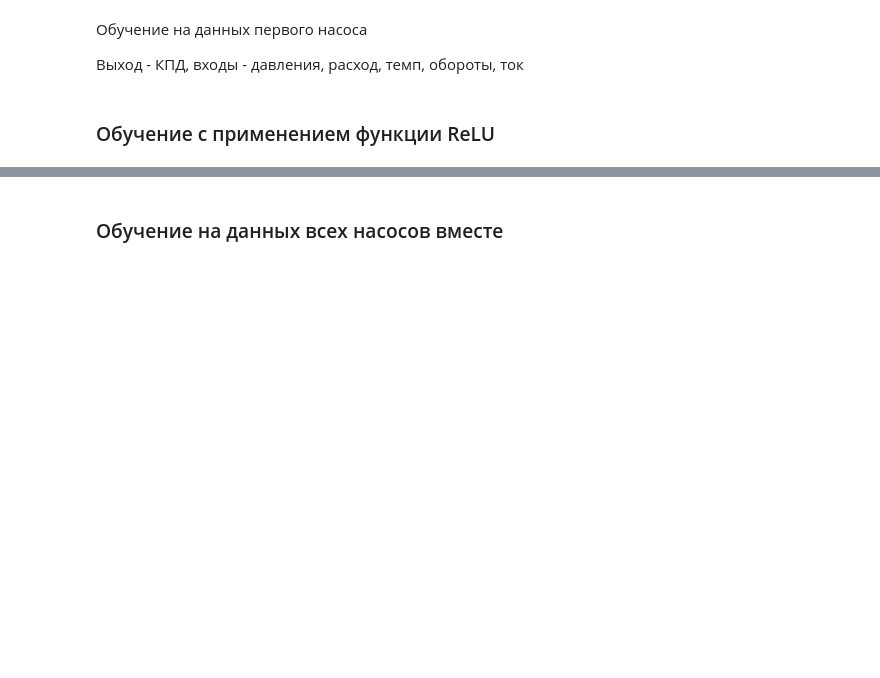
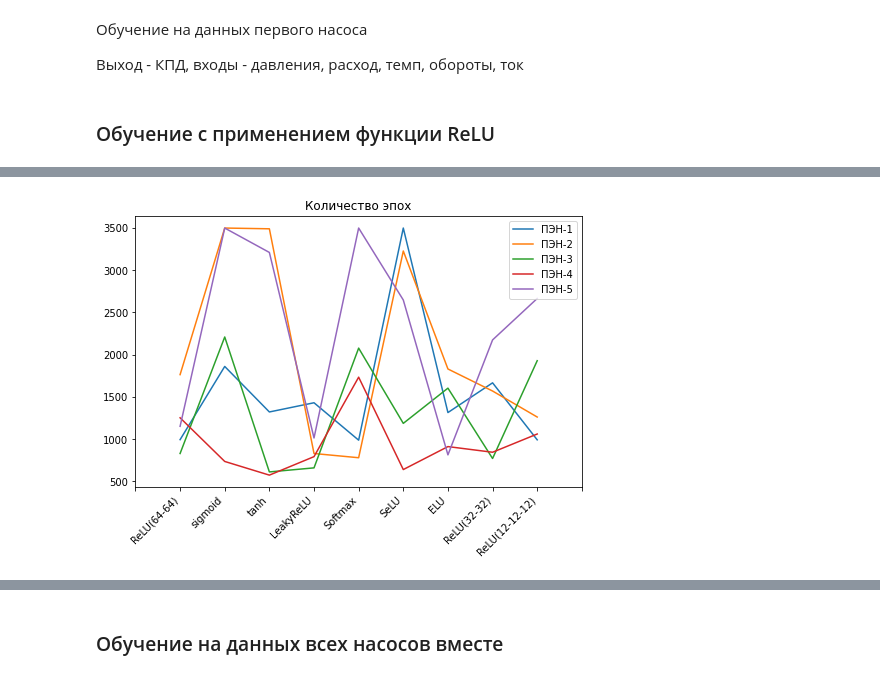
Before and after one commit to edodo1337/diplom, a Jupyter notebook: research/Диплом copy.ipynb, the cells around one changed output, grey strips where cells are left out. Saved outputs shown, nothing was run; the diff lists cells and outputs as text; code cells hidden in the pictures; blank space fills up the shorter version.

```diff
--- a/research/Диплом copy.ipynb
+++ b/research/Диплом copy.ipynb
@@ -1183,3 +1217,22 @@ for i in range(5):
+# %%
+for i in range(5):
+    y = NN_df[NN_df['pump_num']==i]['epochs']
+    x = NN_df.reset_index()['index']
+    plt.plot(list(range(len(y))),y, label=f'ПЭН-{i+1}')
+    plt.legend(loc='upper right')
+    plt.title("Количество эпох")
+#     plt.xticks(['ReLU(64-64)', 'Sigmoid', 'Tanh',
+#                 'LeakyReLU', 'Softmax', 'SeLU',
+#                 'ELU', 'ReLU(32-32)', 'ReLU(12-12-12)'])
+    new_xticks = ['','ReLU(64-64)', 'sigmoid', 'tanh',
+                'LeakyReLU', 'Softmax', 'SeLU',
+                'ELU', 'ReLU(32-32)', 'ReLU(12-12-12)', '']
+    locs, labels=plt.xticks()
+#     new_xticks=['test' for d in locs]
+    plt.xticks(locs,new_xticks, rotation=45, horizontalalignment='right')
+plt.show()
+# %% [output]
+[figure, added]
 # %%
 from sklearn.model_selection import train_test_split
 from sklearn.ensemble import RandomForestRegressor
```
Also changed, not shown: parts of 22 cells of this notebook, 49 other files.
